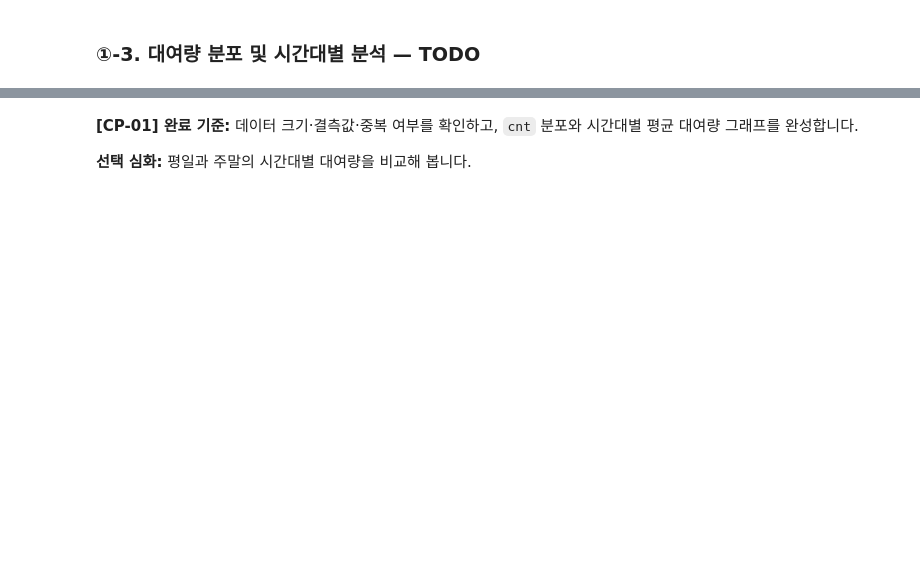
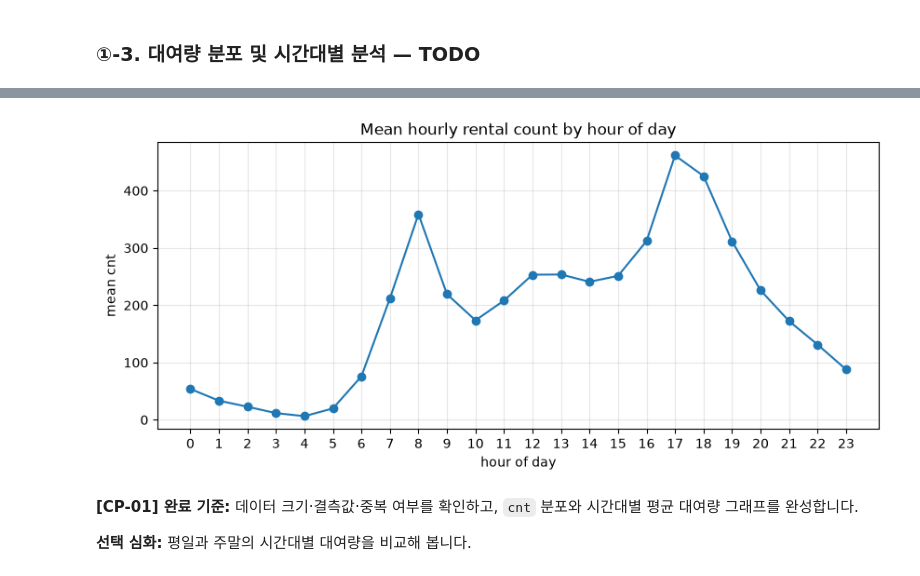
Before and after one commit to Kim-ms/ai-mini-projects, a Jupyter notebook: mini-project-01/code/01_regression_bike_demand.ipynb, the cells around one changed output, grey strips where cells are left out. Cells and saved outputs as stored; diff of their text form; code cells hidden in the pictures; blank space fills up the shorter version.

```diff
--- a/mini-project-01/code/01_regression_bike_demand.ipynb
+++ b/mini-project-01/code/01_regression_bike_demand.ipynb
@@ -49,6 +135,6 @@ print("데이터 로딩 완료")
 # %%
 # TODO 1-5. 시간대(hr)별 평균 대여량을 계산합니다.
 # 힌트: groupby("hr")["cnt"].mean()
-hourly_mean = ...
+hourly_mean = df.groupby("hr")["cnt"].mean()
 
 print(hourly_mean)
@@ -55,17 +159,19 @@ print(hourly_mean)
 # %%
 # [공통] 그래프 기본 설정
 plt.figure(figsize=(10, 4))
 
 # TODO 1-6. 시간대별 평균 대여량 선 그래프를 그립니다.
 # 힌트: plt.plot(hourly_mean.index, hourly_mean.values, marker="o")
-...
 
+plt.plot(hourly_mean.index, hourly_mean.values, marker="o")
 plt.xticks(range(0, 24))
 plt.xlabel("hour of day")
 plt.ylabel("mean cnt")
 plt.title("Mean hourly rental count by hour of day")
 plt.grid(alpha=0.3)
 plt.show()
+# %% [output]
+[figure, added]
 # %% [markdown]
 **[CP-01] 완료 기준:** 데이터 크기·결측값·중복 여부를 확인하고, `cnt` 분포와 시간대별 평균 대여량 그래프를 완성합니다.
 
```
Also changed, not shown: parts of 8 cells of this notebook.
